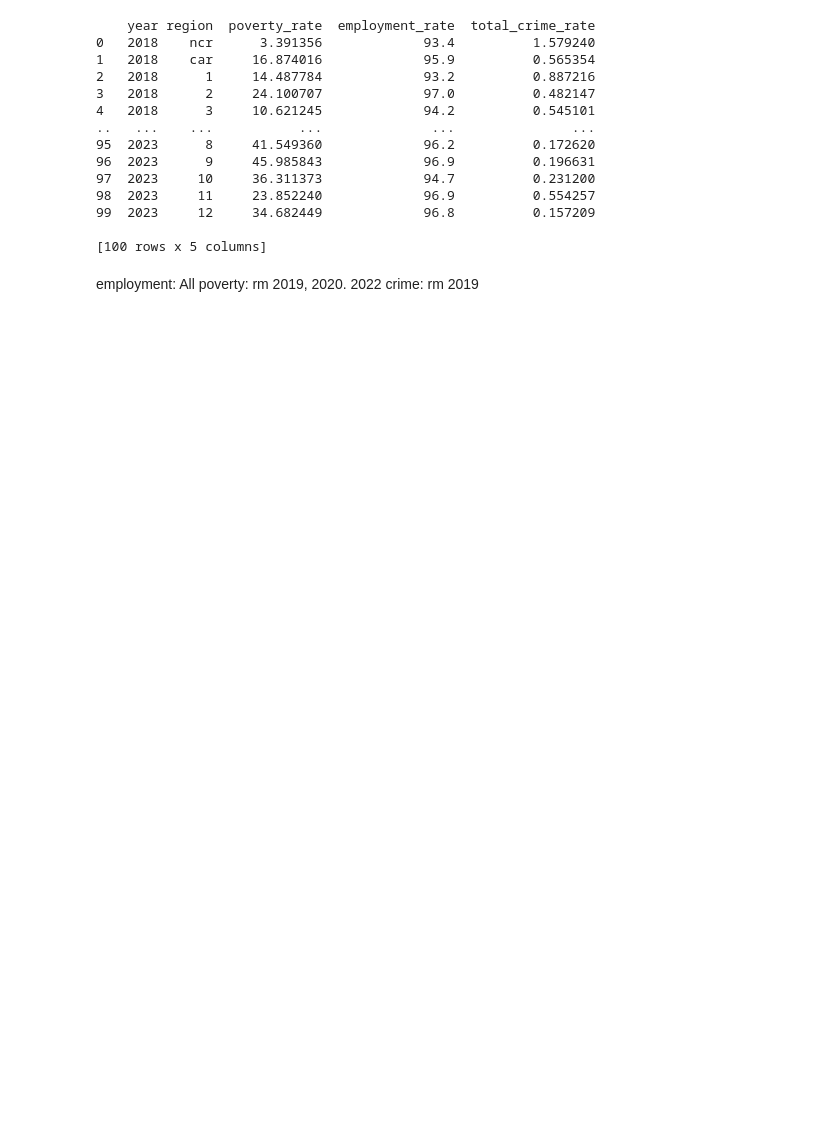
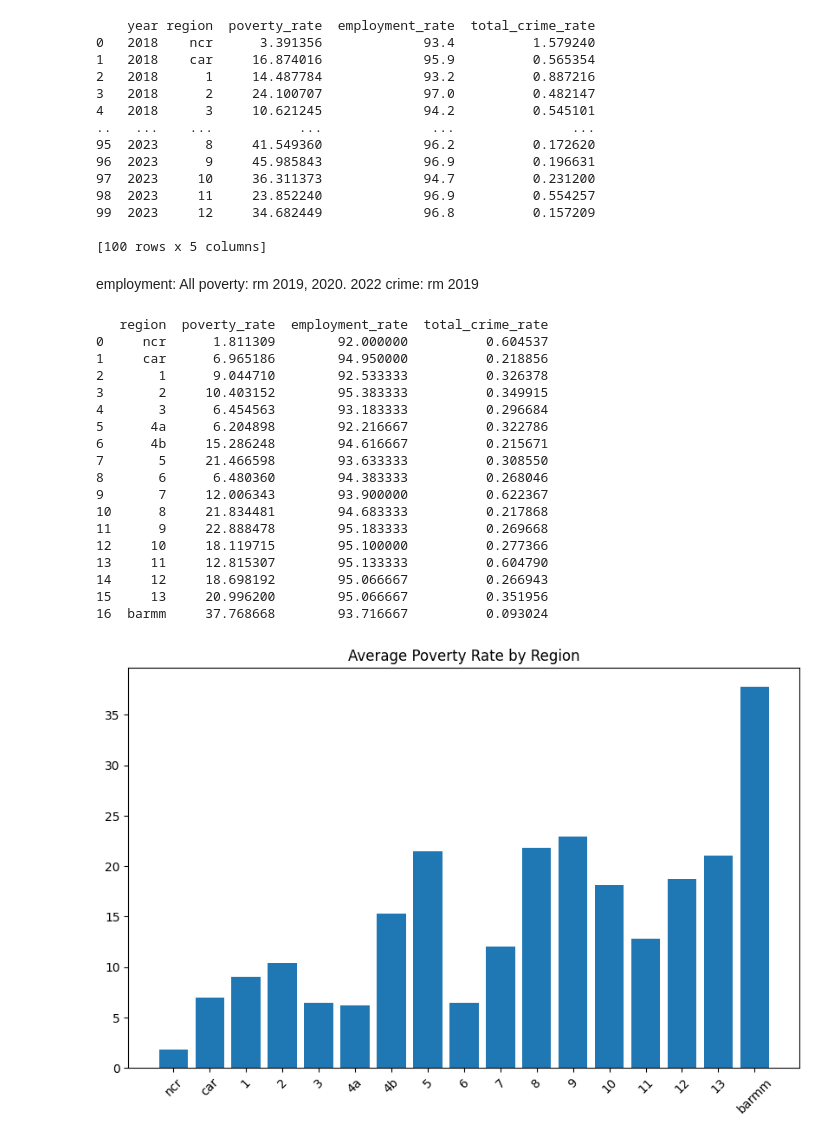
Before and after one commit to RpnAndri/crime-analysis, a Jupyter notebook: rq2b.ipynb, the cells around one changed output. Saved outputs shown, nothing was run; the diff lists cells and outputs as text; code cells hidden in the pictures; blank space fills up the shorter version.

Commit message:
add/crime rates dataset and notebook

```diff
--- a/rq2b.ipynb
+++ b/rq2b.ipynb
@@ -66,7 +58,11 @@ print(df[['year','region','poverty_rate','employment_rate','total_crime_rate']].
 
 [100 rows x 5 columns]
 # %%
-df[['year','region','poverty_rate','employment_rate','total_crime_rate']].to_csv("data/rates_dataset.csv", index=False)
+employment_rates_df = df[['year','region','employment_rate','total_crime_rate']]
+poverty_rates_df = df[['year','region','poverty_rate','total_crime_rate']]
+
+rates_df = df[['year','region','poverty_rate','employment_rate','total_crime_rate']]
+rates_df.to_csv("data/rates_dataset.csv", index=False)
 # %% [markdown]
 employment: All
 poverty: rm 2019, 2020. 2022
@@ -77,0 +76,74 @@ crime: rm 2019
+# %%
+import numpy as np
+import matplotlib.pyplot as plt
+# Bar Chart (Regional Comparison)
+
+region_avg = rates_df.groupby("region")[["poverty_rate", "employment_rate", "total_crime_rate"]].mean().sort_values("region").reset_index()
+
+region_list = [
+    "ncr",
+    "car",
+    "1",
+    "2",
+    "3",
+    "4a",
+    "4b",
+    "5",
+    "6",
+    "7",
+    "8",
+    "9",
+    "10",
+    "11",
+    "12",
+    "13",
+    "barmm",
+]
+# Sort according to region list
+region_avg["region"] = pd.Categorical(region_avg["region"], categories=region_list, ordered=True)
+region_avg = region_avg.sort_values("region").reset_index(drop=True)
+
+print(region_avg)
+
+
+regions = 17
+x = np.arange(len(region_avg["region"]))
+
+# Poverty Comparison
+plt.figure(figsize=(10, 6))
+plt.bar(range(regions), region_avg["poverty_rate"])
+plt.title("Average Poverty Rate by Region")
+plt.xticks(x, region_avg["region"], rotation=45)
+plt.show()
+
+# Employment Comparison
+plt.bar(range(regions), region_avg["employment_rate"])
+plt.title("Average Employment Rate by Region")
+plt.xticks(x, region_avg["region"], rotation=45)
+plt.show()
+
+# Crime Comparison
+plt.bar(range(regions), region_avg["total_crime_rate"])
+plt.title("Average Crime Rate by Region")
+plt.xticks(x, region_avg["region"], rotation=45)
+plt.show()
+# %% [output]
+   region  poverty_rate  employment_rate  total_crime_rate
+0     ncr      1.811309        92.000000          0.604537
+1     car      6.965186        94.950000          0.218856
+2       1      9.044710        92.533333          0.326378
+3       2     10.403152        95.383333          0.349915
+4       3      6.454563        93.183333          0.296684
+5      4a      6.204898        92.216667          0.322786
+6      4b     15.286248        94.616667          0.215671
+7       5     21.466598        93.633333          0.308550
+8       6      6.480360        94.383333          0.268046
+9       7     12.006343        93.900000          0.622367
+10      8     21.834481        94.683333          0.217868
+11      9     22.888478        95.183333          0.269668
+12     10     18.119715        95.100000          0.277366
+13     11     12.815307        95.133333          0.604790
+14     12     18.698192        95.066667          0.266943
+15     13     20.996200        95.066667          0.351956
+16  barmm     37.768668        93.716667          0.093024
+[figure, added]
```
Also changed, not shown: parts of 8 cells of this notebook, 3 other files.
